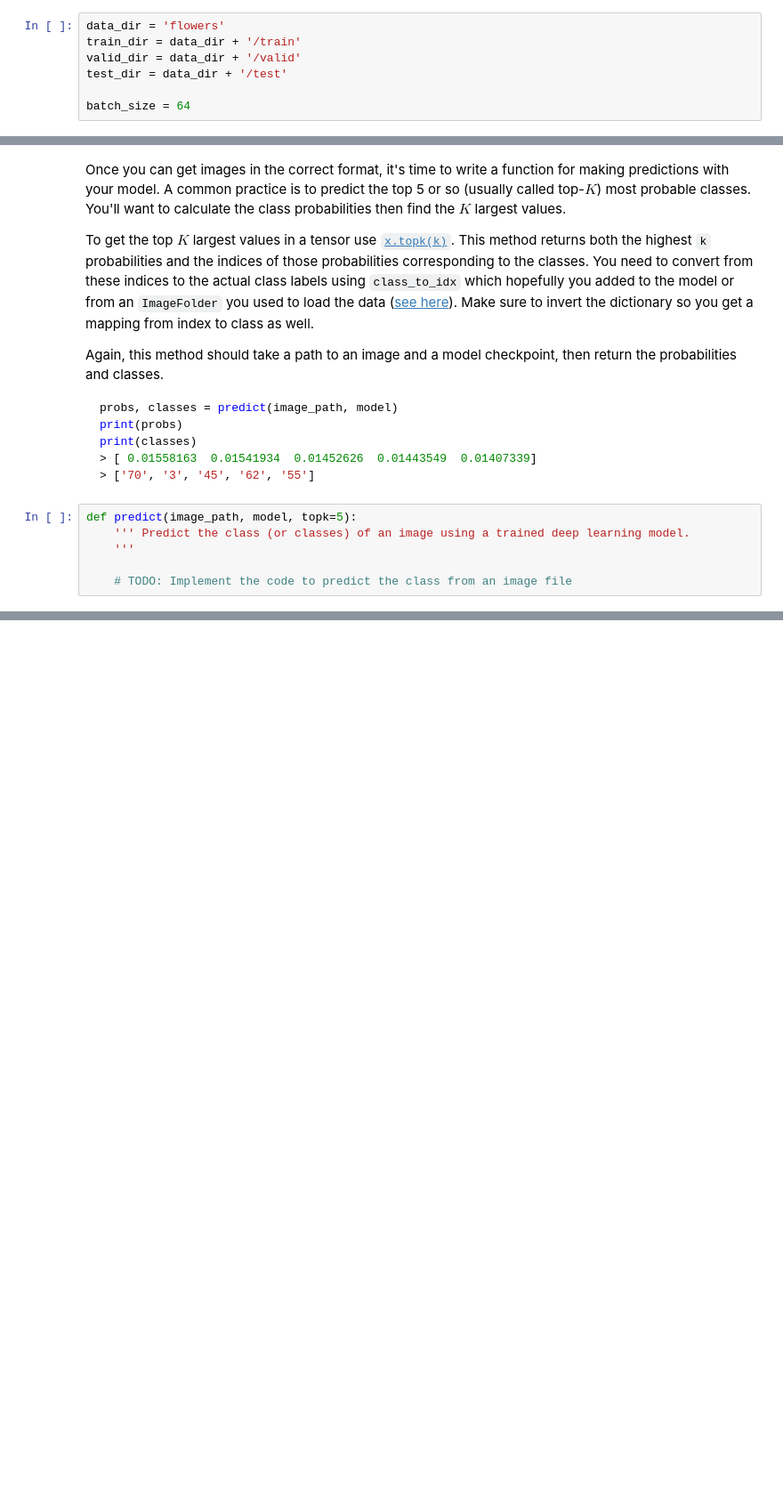
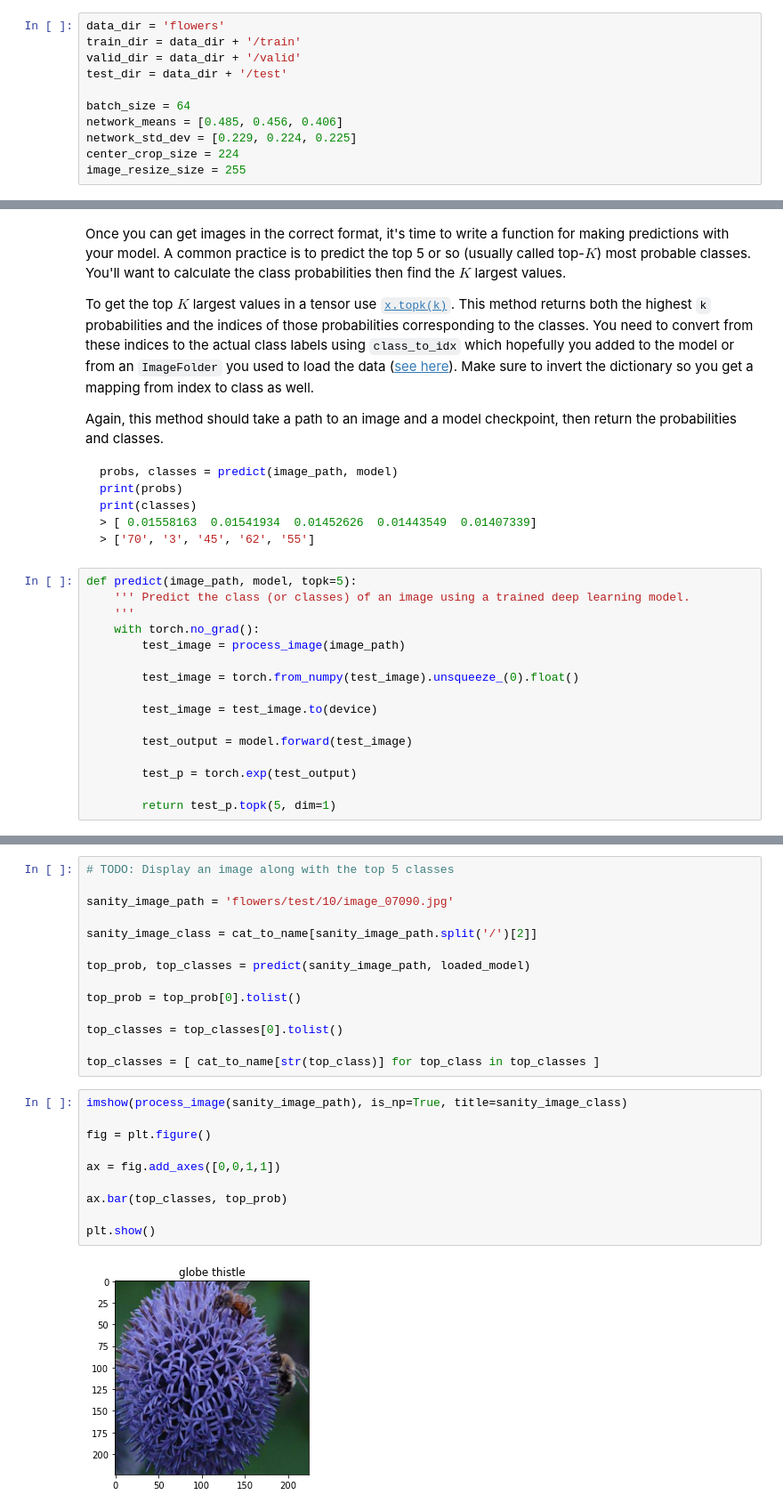
Before and after one commit to MAnfal/intro-to-ml-nd-image-classifier, a Jupyter notebook: Image Classifier Project.ipynb, the cells around one changed output, grey strips where cells are left out. Shown at 89% size. Cells and saved outputs as stored; diff of their text form; blank space fills up the shorter version.

```diff
--- a/Image Classifier Project.ipynb
+++ b/Image Classifier Project.ipynb
@@ -68,3 +45,7 @@ valid_dir = data_dir + '/valid'
 test_dir = data_dir + '/test'
 
 batch_size = 64
+network_means = [0.485, 0.456, 0.406]
+network_std_dev = [0.229, 0.224, 0.225]
+center_crop_size = 224
+image_resize_size = 255
@@ -391,8 +437,18 @@ print(classes)
 def predict(image_path, model, topk=5):
     ''' Predict the class (or classes) of an image using a trained deep learning model.
     '''
+    with torch.no_grad():
+        test_image = process_image(image_path)
 
-    # TODO: Implement the code to predict the class from an image file
+        test_image = torch.from_numpy(test_image).unsqueeze_(0).float()
+
+        test_image = test_image.to(device)
+
+        test_output = model.forward(test_image)
+
+        test_p = torch.exp(test_output)
+
+        return test_p.topk(5, dim=1)
 # %% [markdown]
 ## Sanity Checking
 
@@ -405,0 +464,26 @@ You can convert from the class integer encoding to actual flower names with the
+# %%
+# TODO: Display an image along with the top 5 classes
+
+sanity_image_path = 'flowers/test/10/image_07090.jpg'
+
+sanity_image_class = cat_to_name[sanity_image_path.split('/')[2]]
+
+top_prob, top_classes = predict(sanity_image_path, loaded_model)
+
+top_prob = top_prob[0].tolist()
+
+top_classes = top_classes[0].tolist()
+
+top_classes = [ cat_to_name[str(top_class)] for top_class in top_classes ]
+# %%
+imshow(process_image(sanity_image_path), is_np=True, title=sanity_image_class)
+
+fig = plt.figure()
+
+ax = fig.add_axes([0,0,1,1])
+
+ax.bar(top_classes, top_prob)
+
+plt.show()
+# %% [output]
+[figure, added]
```
Also changed, not shown: parts of 12 cells of this notebook, 1 other file.
